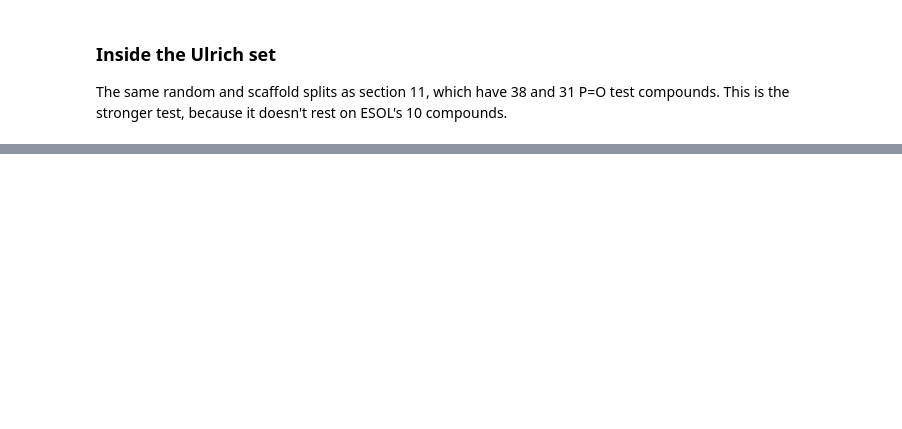
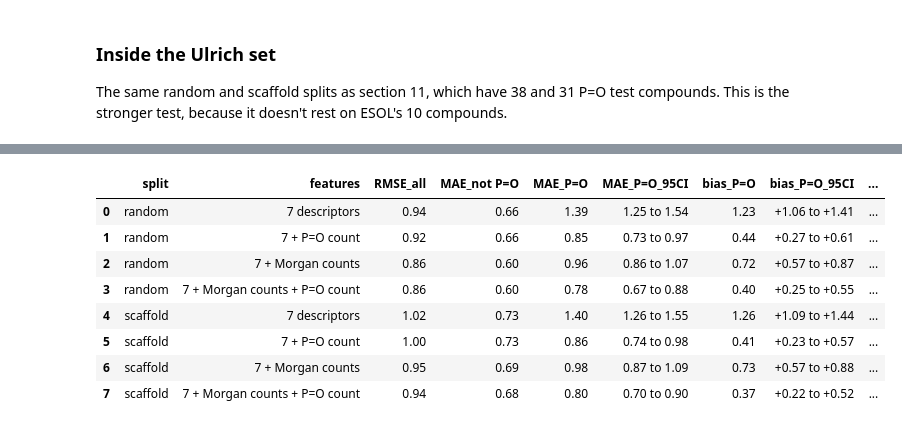
Before and after one commit to Ash679-ux/chem-ml-solubility, a Jupyter notebook: molecules.ipynb, the cells around one changed output, grey strips where cells are left out. Drawn from its saved outputs; the diff is of its cells as text; code cells hidden in the pictures; blank space fills up the shorter version.

```diff
--- a/molecules.ipynb
+++ b/molecules.ipynb
@@ -1148,0 +1023,15 @@ So the revised conclusion is: the P=O errors are mostly a data problem, and an e
+# %%
+from Solubility import murcko
+
+ul = big["Ulrich"]  # Ulrich set with ESOL removed (section 11)
+y_ul = ul["logS"].to_numpy()
+ul_po = (ul["p_class"] == "P=O").to_numpy()
+ring_free = (ul["mol"].apply(murcko) == "").to_numpy()
+
+print(f"{len(ul)} molecules, {ring_free.sum()} ring-free")
+print(f"P=O compounds: {ul_po.sum()} ({(ul_po & ring_free).sum()} ring-free, {(ul_po & ~ring_free).sum()} with rings)")
+
+# the single scaffold split from sections 11 and 12, for comparison
+_, te_single = scaffold_split(ul["mol"].tolist())
+print(f"single scaffold split: {ul_po[te_single].sum()} P=O test compounds, "
+      f"{(ul_po & ring_free)[te_single].sum()} of them ring-free")
@@ -1148,0 +1081,37 @@ So the revised conclusion is: the P=O errors are mostly a data problem, and an e
+# %%
+rng = np.random.default_rng(SEED)
+po_idx = np.where(ul_po)[0]
+boot = rng.integers(0, len(po_idx), size=(2000, len(po_idx)))  # resampled sets of P=O compounds
+
+cv_ul_rows = []
+for (split, f), pred_cv in oof.items():
+    err = y_ul - pred_cv  # measured - predicted
+    e_po = err[po_idx]
+    mae_lo, mae_hi = np.percentile(np.abs(e_po)[boot].mean(axis=1), [2.5, 97.5])
+    bias_lo, bias_hi = np.percentile(e_po[boot].mean(axis=1), [2.5, 97.5])
+    cv_ul_rows.append({
+        "split": split,
+        "features": f,
+        "RMSE_all": np.sqrt((err ** 2).mean()),
+        "MAE_not P=O": np.abs(err[~ul_po]).mean(),
+        "MAE_P=O": np.abs(e_po).mean(),
+        "MAE_P=O_95CI": f"{mae_lo:.2f} to {mae_hi:.2f}",
+        "bias_P=O": e_po.mean(),
+        "bias_P=O_95CI": f"{bias_lo:+.2f} to {bias_hi:+.2f}",
+        "MAE_P=O ring-free": np.abs(err[ul_po & ring_free]).mean(),
+        "MAE_P=O with rings": np.abs(err[ul_po & ~ring_free]).mean(),
+    })
+
+cv_ul_table = pd.DataFrame(cv_ul_rows)
+cv_ul_table.round(3).to_csv("results_cv_ulrich.csv", index=False)
+cv_ul_table.round(2)
+# %% [output]
+|  | split | features | RMSE_all | MAE_not P=O | MAE_P=O | MAE_P=O_95CI | bias_P=O | bias_P=O_95CI | ... |
+| 0 | random | 7 descriptors | 0.94 | 0.66 | 1.39 | 1.25 to 1.54 | 1.23 | +1.06 to +1.41 | ... |
+| 1 | random | 7 + P=O count | 0.92 | 0.66 | 0.85 | 0.73 to 0.97 | 0.44 | +0.27 to +0.61 | ... |
+| 2 | random | 7 + Morgan counts | 0.86 | 0.60 | 0.96 | 0.86 to 1.07 | 0.72 | +0.57 to +0.87 | ... |
+| 3 | random | 7 + Morgan counts + P=O count | 0.86 | 0.60 | 0.78 | 0.67 to 0.88 | 0.40 | +0.25 to +0.55 | ... |
+| 4 | scaffold | 7 descriptors | 1.02 | 0.73 | 1.40 | 1.26 to 1.55 | 1.26 | +1.09 to +1.44 | ... |
+| 5 | scaffold | 7 + P=O count | 1.00 | 0.73 | 0.86 | 0.74 to 0.98 | 0.41 | +0.23 to +0.57 | ... |
+| 6 | scaffold | 7 + Morgan counts | 0.95 | 0.69 | 0.98 | 0.87 to 1.09 | 0.73 | +0.57 to +0.88 | ... |
+| 7 | scaffold | 7 + Morgan counts + P=O count | 0.94 | 0.68 | 0.80 | 0.70 to 0.90 | 0.37 | +0.22 to +0.52 | ... |
```
Also changed, not shown: parts of 29 cells of this notebook, 7 other files.
